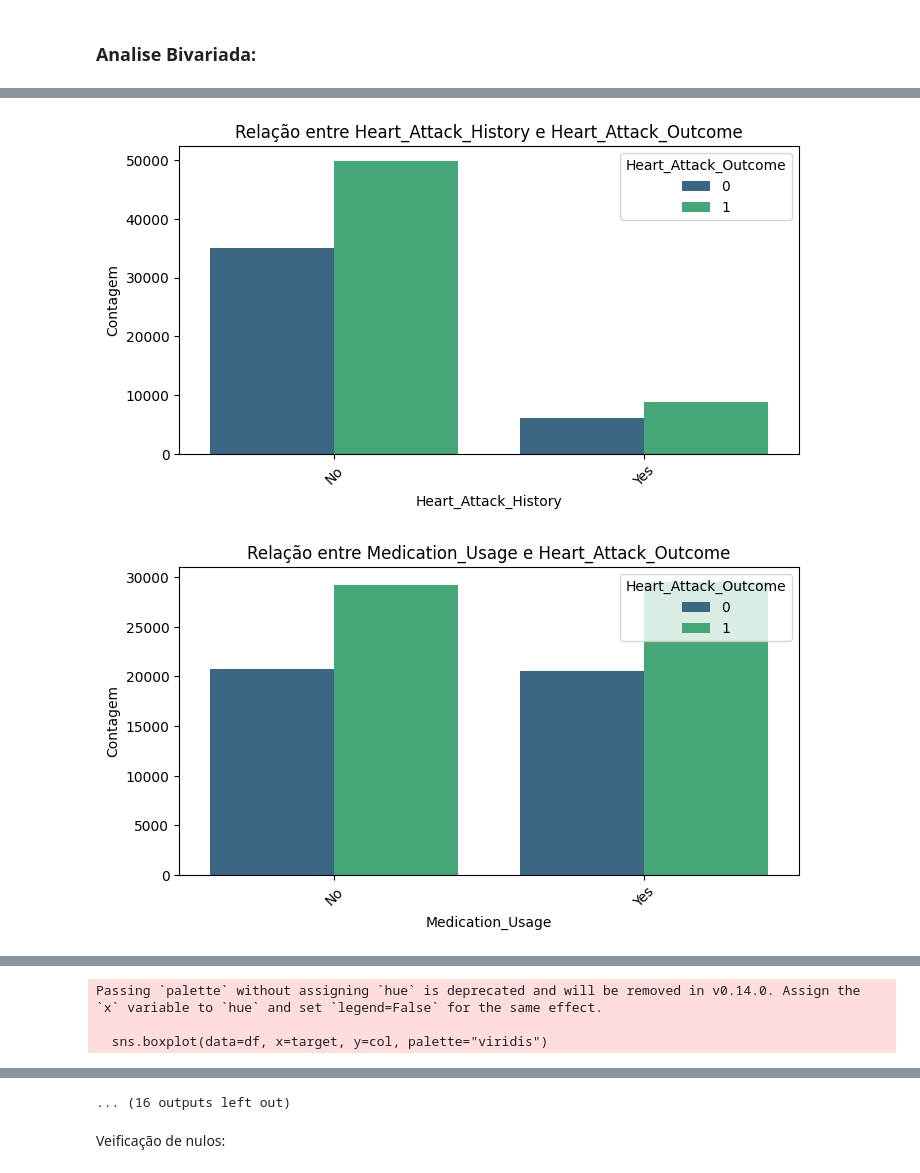
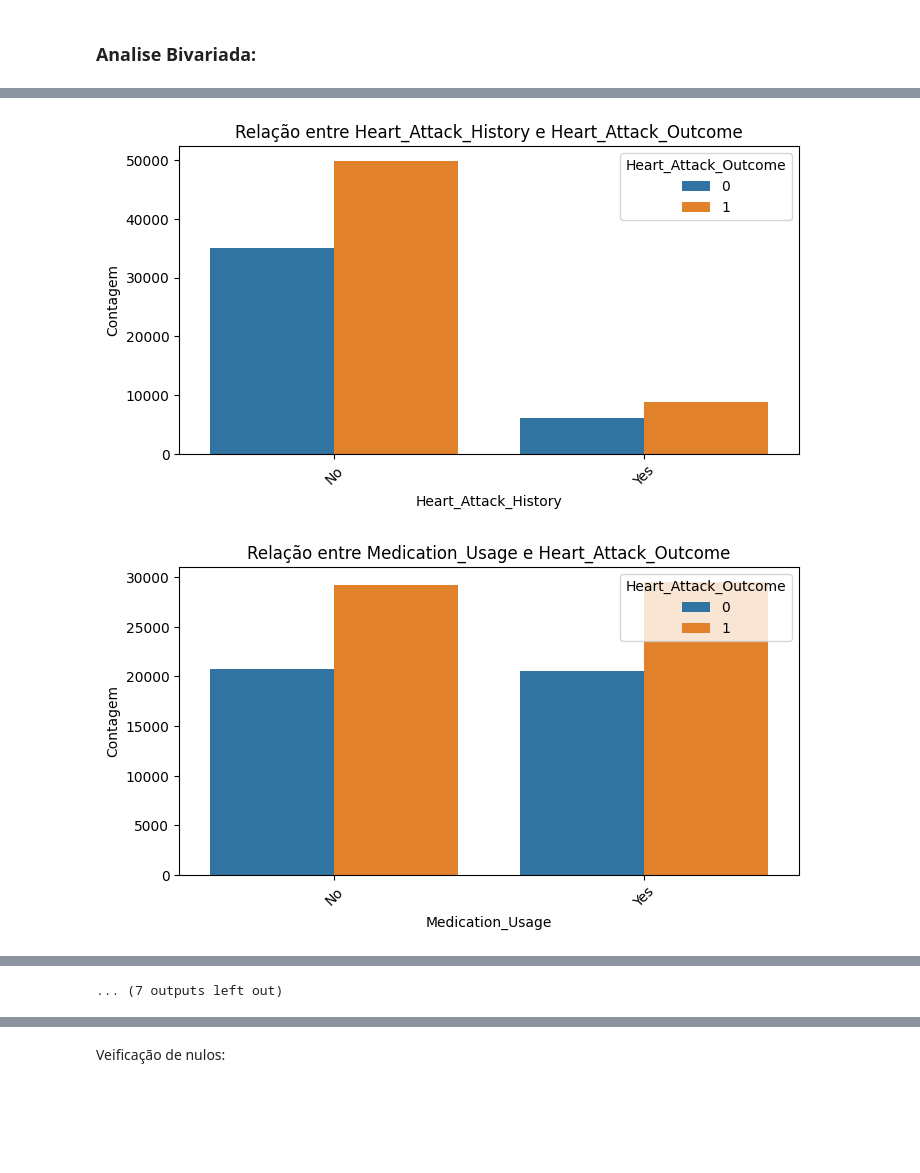
Before and after one commit to Charlene-Martello/ataque-cardiaco, a Jupyter notebook: ataquecardiaco.ipynb, the cells around one changed output, grey strips where cells are left out. Saved outputs shown, nothing was run; the diff lists cells and outputs as text; code cells hidden in the pictures; blank space fills up the shorter version.

```diff
--- a/ataquecardiaco.ipynb
+++ b/ataquecardiaco.ipynb
@@ -148,31 +127,15 @@ Passing `palette` without assigning `hue` is deprecated and will be removed in v
 # %% [markdown]
 ### Analise Bivariada:
 # %%
-import seaborn as sns
-import matplotlib.pyplot as plt
+def analise_bivariada(df, target='Heart_Attack_Outcome', limite_categorico=10):
 
-def analise_bivariada(df, target='Heart_Attack_Outcome', limite_categorico=10):
-    """
-    Faz análise bivariada entre todas as variáveis do DataFrame e a variável alvo (target).
-
-    - Para variáveis categóricas: Gráficos de contagem (countplot)
-    - Para variáveis numéricas: Boxplots
-
-    Parâmetros:
-    df (pd.DataFrame): DataFrame com os dados.
-    target (str): Nome da variável alvo.
-    limite_categorico (int): Máximo de categorias para considerar uma variável categórica.
-
-    Retorno:
-    Exibe gráficos de análise bivariada.
-    """
     colunas_categoricas = [col for col in df.columns if df[col].nunique() <= limite_categorico and col != target]
     colunas_numericas = [col for col in df.select_dtypes(include=['int64', 'float64']).columns if col not in colunas_categoricas and col != target]
 
     # Criar gráficos para variáveis categóricas
     for col in colunas_categoricas:
         plt.figure(figsize=(8, 4))
-        sns.countplot(data=df, x=col, hue=target, palette="viridis")
+        sns.countplot(data=df, x=col, hue=target)
         plt.title(f'Relação entre {col} e {target}')
         plt.xlabel(col)
         plt.ylabel('Contagem')
@@ -183,12 +146,11 @@ def analise_bivariada(df, target='Heart_Attack_Outcome', limite_categorico=10):
     # Criar gráficos para variáveis numéricas
     for col in colunas_numericas:
         plt.figure(figsize=(8, 4))
-        sns.boxplot(data=df, x=target, y=col, palette="viridis")
+        sns.boxplot(data=df, x=target, y=col)
         plt.title(f'Boxplot de {col} por {target}')
         plt.xlabel(target)
         plt.ylabel(col)
         plt.show()
 
-# Exemplo de uso:
 analise_bivariada(df)
 # %% [output]
@@ -203,2 +165,2 @@ analise_bivariada(df)
-[figure, old version]
+[figure, new version]
-[figure, old version]
+[figure, new version]
@@ -205,3 +169 @@ analise_bivariada(df)
-Passing `palette` without assigning `hue` is deprecated and will be removed in v0.14.0. Assign the `x` variable to `hue` and set `legend=False` for the same effect.
-
-  sns.boxplot(data=df, x=target, y=col, palette="viridis")
+... (7 outputs left out)
@@ -209,4 +170,3 @@ Passing `palette` without assigning `hue` is deprecated and will be removed in v
-... (16 outputs left out)
 # %% [markdown]
 Veificação de nulos:
 # %%
```
Also changed, not shown: parts of 11 cells of this notebook.
